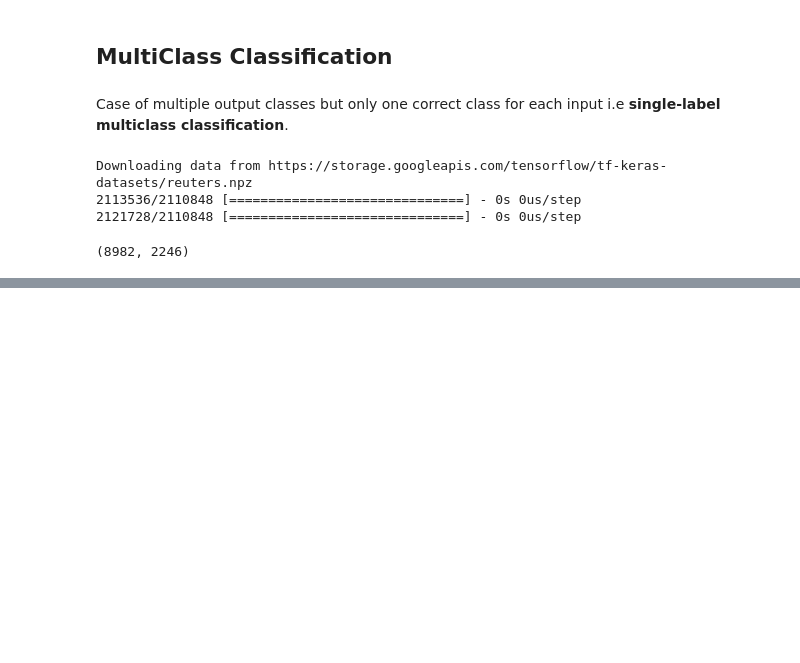
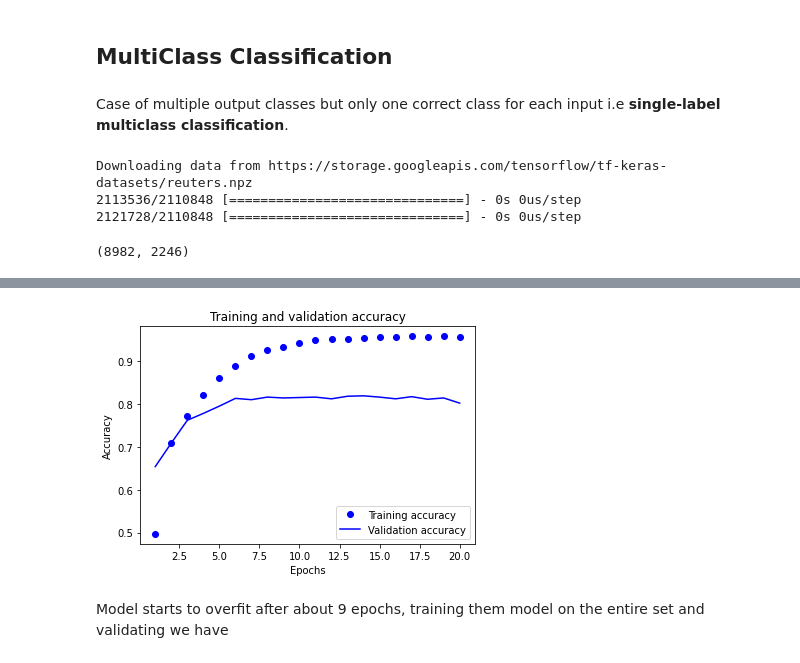
Before and after one commit to shreyasrajesh0308/Deep_Learning_Fchollet, a Jupyter notebook: Deep_Learning_Book_Chapter4.ipynb, the cells around one changed output, grey strips where cells are left out. Saved outputs shown, nothing was run; the diff lists cells and outputs as text; code cells hidden in the pictures; blank space fills up the shorter version.

```diff
--- a/Deep_Learning_Book_Chapter4.ipynb
+++ b/Deep_Learning_Book_Chapter4.ipynb
@@ -275,0 +372,15 @@ Again the data is of the same format as the Imdb dataset, hence we use
+# %%
+plt.clf()
+acc = history.history["accuracy"]
+val_acc = history.history["val_accuracy"]
+plt.plot(epochs, acc, "bo", label="Training accuracy")
+plt.plot(epochs, val_acc, "b", label="Validation accuracy")
+plt.title("Training and validation accuracy")
+plt.xlabel("Epochs")
+plt.ylabel("Accuracy")
+plt.legend()
+plt.show()
+# %% [output]
+[figure, added]
+# %% [markdown]
+Model starts to overfit after about 9 epochs, training them model on the entire set and validating we have
```
Also changed, not shown: parts of 30 cells of this notebook.
